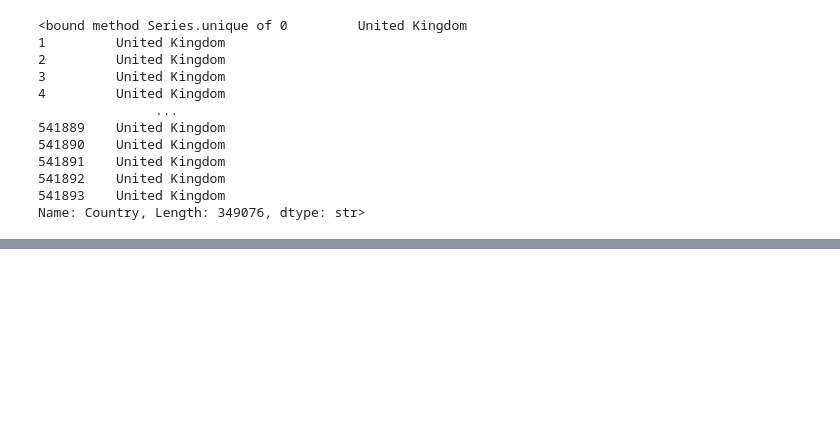
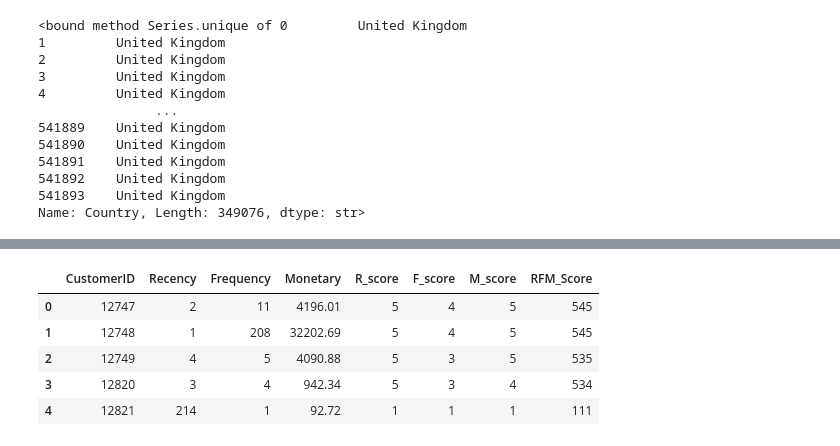
Before and after one commit to Qanmberjawad/clv-prediction, a Jupyter notebook: notebooks/01_data_loading.ipynb, the cells around one changed output, grey strips where cells are left out. Cells and saved outputs as stored; diff of their text form; code cells hidden in the pictures; blank space fills up the shorter version.

```diff
--- a/notebooks/01_data_loading.ipynb
+++ b/notebooks/01_data_loading.ipynb
@@ -204,0 +294,15 @@ Name: Country, Length: 349076, dtype: str>
+# %%
+rfm['RFM_Score'] = (
+    rfm['R_score'].astype(str) +
+    rfm['F_score'].astype(str) +
+    rfm['M_score'].astype(str)
+)
+
+rfm.head()
+# %% [output]
+|  | CustomerID | Recency | Frequency | Monetary | R_score | F_score | M_score | RFM_Score |
+| 0 | 12747 | 2 | 11 | 4196.01 | 5 | 4 | 5 | 545 |
+| 1 | 12748 | 1 | 208 | 32202.69 | 5 | 4 | 5 | 545 |
+| 2 | 12749 | 4 | 5 | 4090.88 | 5 | 3 | 5 | 535 |
+| 3 | 12820 | 3 | 4 | 942.34 | 5 | 3 | 4 | 534 |
+| 4 | 12821 | 214 | 1 | 92.72 | 1 | 1 | 1 | 111 |
```
Also changed, not shown: parts of 15 cells of this notebook.
